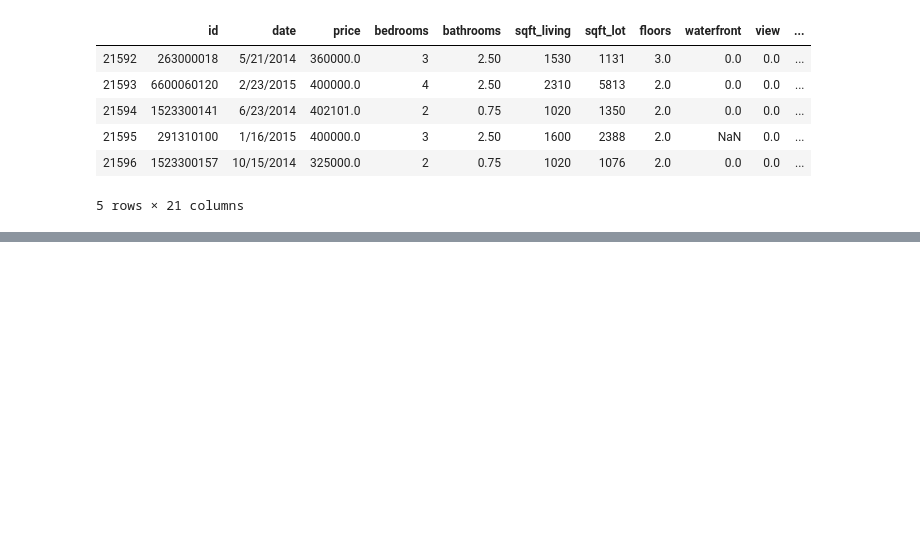
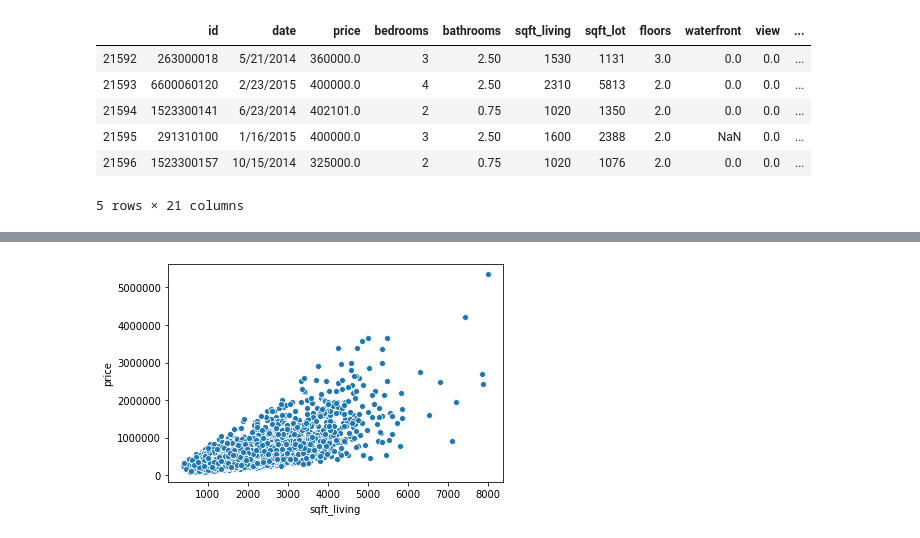
Before and after one commit to psuero1/house-sales-project, a Jupyter notebook: Data_Cleaning_EDA.ipynb, the cells around one changed output, grey strips where cells are left out. Cells and saved outputs as stored; diff of their text form; code cells hidden in the pictures; blank space fills up the shorter version.

```diff
--- a/Data_Cleaning_EDA.ipynb
+++ b/Data_Cleaning_EDA.ipynb
@@ -65,0 +257,4 @@ dtype: int64
+# %%
+data_2015 = data[(data['date'] >= "2015")]
+display(data_2015.head())
+display(data_2015.info())
@@ -65,0 +308,4 @@ dtype: int64
+# %%
+price_sqft_2015 = sns.scatterplot(data=data_2015, x='sqft_living', y='price')
+# %% [output]
+[figure, added]
```
Also changed, not shown: parts of 20 cells of this notebook.
